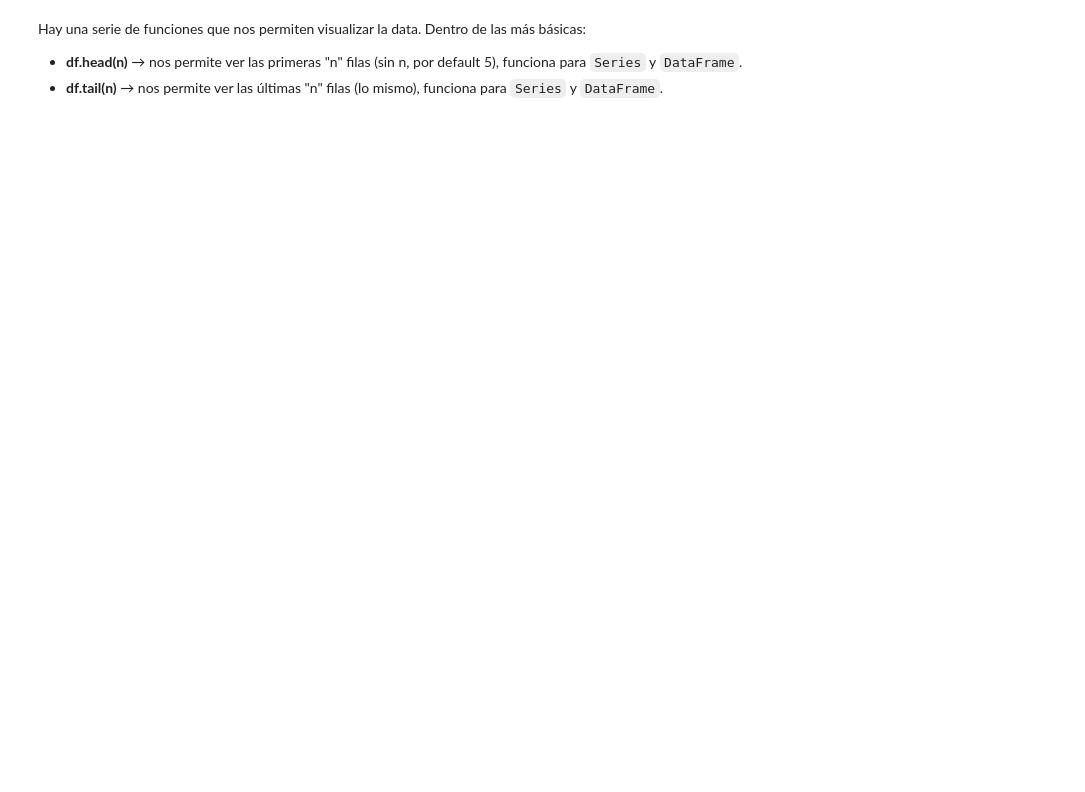
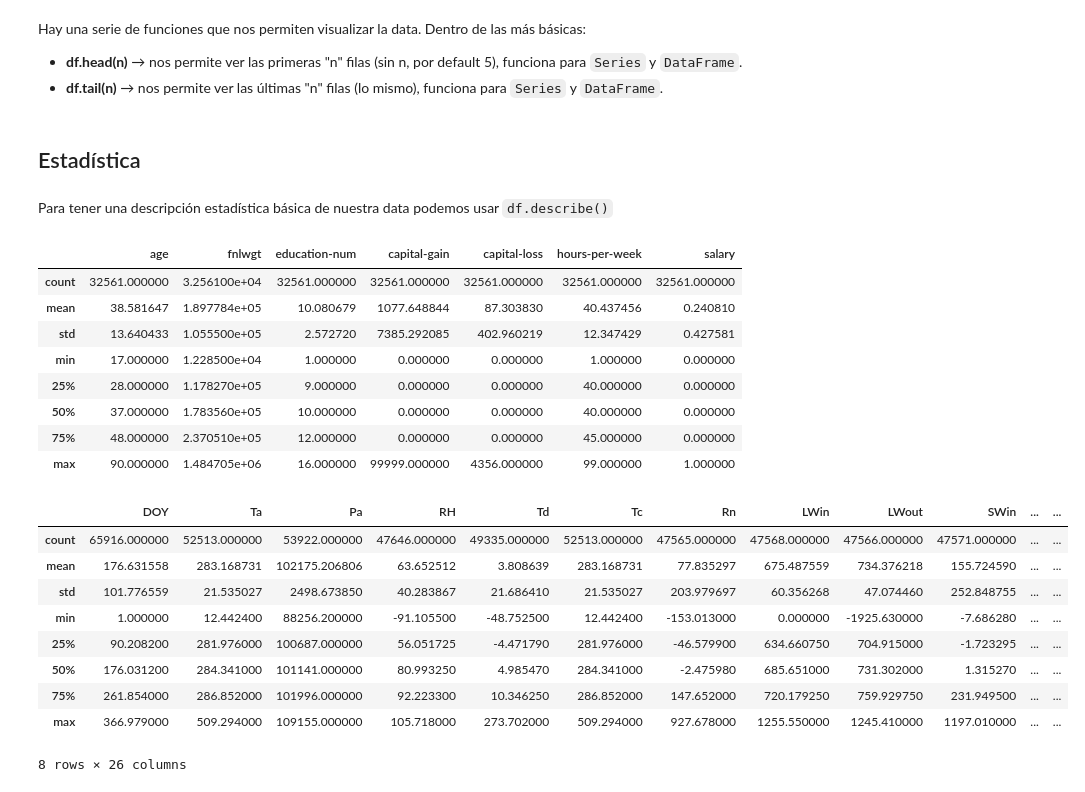
Before and after one commit to capitanespiral/data_science, a Jupyter notebook: data_engineering.ipynb, the cells around one changed output. Cells and saved outputs as stored; diff of their text form; code cells hidden in the pictures; blank space fills up the shorter version.

```diff
--- a/data_engineering.ipynb
+++ b/data_engineering.ipynb
@@ -318,3 +394,30 @@ print(df["age"].head())
 display(df.tail())
 
 display(df["workclass"].tail())
+# %% [markdown]
+## Estadística
+# %% [markdown]
+Para tener una descripción estadística básica de nuestra data podemos usar `df.describe()`
+# %%
+display(df.describe())
+df_t.describe()
+# %% [output]
+|  | age | fnlwgt | education-num | capital-gain | capital-loss | hours-per-week | salary |
+| count | 32561.000000 | 3.256100e+04 | 32561.000000 | 32561.000000 | 32561.000000 | 32561.000000 | 32561.000000 |
+| mean | 38.581647 | 1.897784e+05 | 10.080679 | 1077.648844 | 87.303830 | 40.437456 | 0.240810 |
+| std | 13.640433 | 1.055500e+05 | 2.572720 | 7385.292085 | 402.960219 | 12.347429 | 0.427581 |
+| min | 17.000000 | 1.228500e+04 | 1.000000 | 0.000000 | 0.000000 | 1.000000 | 0.000000 |
+| 25% | 28.000000 | 1.178270e+05 | 9.000000 | 0.000000 | 0.000000 | 40.000000 | 0.000000 |
+| 50% | 37.000000 | 1.783560e+05 | 10.000000 | 0.000000 | 0.000000 | 40.000000 | 0.000000 |
+| 75% | 48.000000 | 2.370510e+05 | 12.000000 | 0.000000 | 0.000000 | 45.000000 | 0.000000 |
+| max | 90.000000 | 1.484705e+06 | 16.000000 | 99999.000000 | 4356.000000 | 99.000000 | 1.000000 |
+|  | DOY | Ta | Pa | RH | Td | Tc | Rn | LWin | LWout | SWin | ... | ... |
+| count | 65916.000000 | 52513.000000 | 53922.000000 | 47646.000000 | 49335.000000 | 52513.000000 | 47565.000000 | 47568.000000 | 47566.000000 | 47571.000000 | ... | ... |
+| mean | 176.631558 | 283.168731 | 102175.206806 | 63.652512 | 3.808639 | 283.168731 | 77.835297 | 675.487559 | 734.376218 | 155.724590 | ... | ... |
+| std | 101.776559 | 21.535027 | 2498.673850 | 40.283867 | 21.686410 | 21.535027 | 203.979697 | 60.356268 | 47.074460 | 252.848755 | ... | ... |
+| min | 1.000000 | 12.442400 | 88256.200000 | -91.105500 | -48.752500 | 12.442400 | -153.013000 | 0.000000 | -1925.630000 | -7.686280 | ... | ... |
+| 25% | 90.208200 | 281.976000 | 100687.000000 | 56.051725 | -4.471790 | 281.976000 | -46.579900 | 634.660750 | 704.915000 | -1.723295 | ... | ... |
+| 50% | 176.031200 | 284.341000 | 101141.000000 | 80.993250 | 4.985470 | 284.341000 | -2.475980 | 685.651000 | 731.302000 | 1.315270 | ... | ... |
+| 75% | 261.854000 | 286.852000 | 101996.000000 | 92.223300 | 10.346250 | 286.852000 | 147.652000 | 720.179250 | 759.929750 | 231.949500 | ... | ... |
+| max | 366.979000 | 509.294000 | 109155.000000 | 105.718000 | 273.702000 | 509.294000 | 927.678000 | 1255.550000 | 1245.410000 | 1197.010000 | ... | ... |
+8 rows × 26 columns
```
Also changed, not shown: parts of 27 cells of this notebook.
